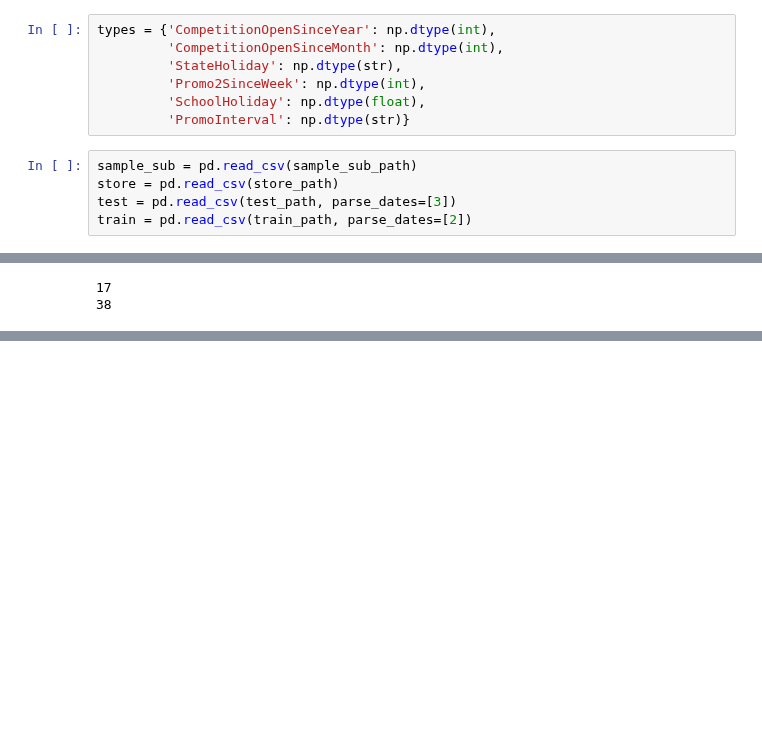
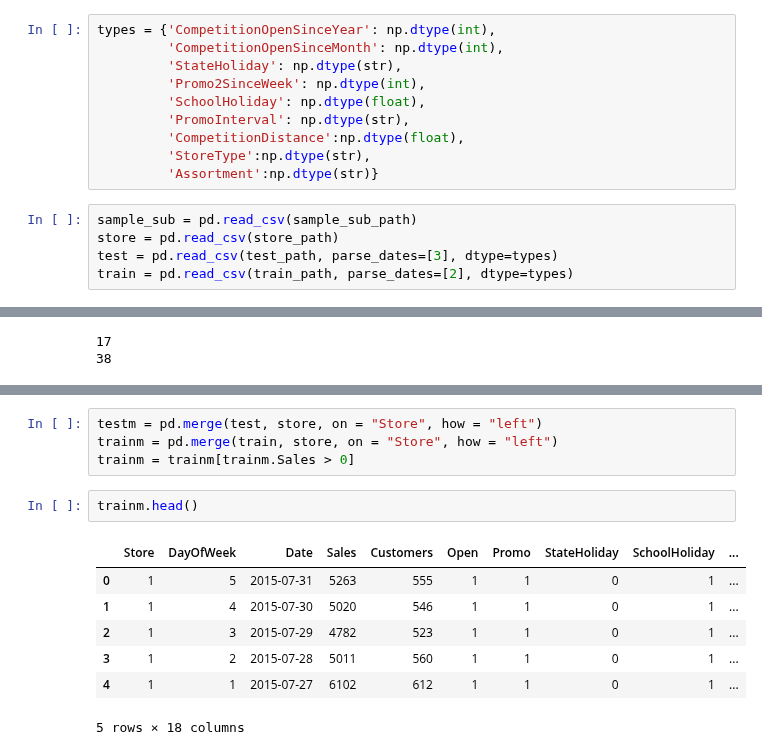
Before and after one commit to wuyifat/kaggle_Rossmann, a Jupyter notebook: explore.ipynb, the cells around one changed output, grey strips where cells are left out. Saved outputs shown, nothing was run; the diff lists cells and outputs as text; blank space fills up the shorter version.

```diff
--- a/explore.ipynb
+++ b/explore.ipynb
@@ -17,12 +18,15 @@ types = {'CompetitionOpenSinceYear': np.dtype(int),
          'StateHoliday': np.dtype(str),
          'Promo2SinceWeek': np.dtype(int),
          'SchoolHoliday': np.dtype(float),
-         'PromoInterval': np.dtype(str)}
+         'PromoInterval': np.dtype(str),
+         'CompetitionDistance':np.dtype(float),
+         'StoreType':np.dtype(str),
+         'Assortment':np.dtype(str)}
 # %%
 sample_sub = pd.read_csv(sample_sub_path)
 store = pd.read_csv(store_path)
-test = pd.read_csv(test_path, parse_dates=[3])
-train = pd.read_csv(train_path, parse_dates=[2])
+test = pd.read_csv(test_path, parse_dates=[3], dtype=types)
+train = pd.read_csv(train_path, parse_dates=[2], dtype=types)
 # %%
 store.head()
 # %% [output]
@@ -618,0 +631,14 @@ print
+# %%
+testm = pd.merge(test, store, on = "Store", how = "left")
+trainm = pd.merge(train, store, on = "Store", how = "left")
+trainm = trainm[trainm.Sales > 0]
+# %%
+trainm.head()
+# %% [output]
+|  | Store | DayOfWeek | Date | Sales | Customers | Open | Promo | StateHoliday | SchoolHoliday | ... |
+| 0 | 1 | 5 | 2015-07-31 | 5263 | 555 | 1 | 1 | 0 | 1 | ... |
+| 1 | 1 | 4 | 2015-07-30 | 5020 | 546 | 1 | 1 | 0 | 1 | ... |
+| 2 | 1 | 3 | 2015-07-29 | 4782 | 523 | 1 | 1 | 0 | 1 | ... |
+| 3 | 1 | 2 | 2015-07-28 | 5011 | 560 | 1 | 1 | 0 | 1 | ... |
+| 4 | 1 | 1 | 2015-07-27 | 6102 | 612 | 1 | 1 | 0 | 1 | ... |
+5 rows × 18 columns
```
Also changed, not shown: parts of 7 cells of this notebook, 11 other files.
